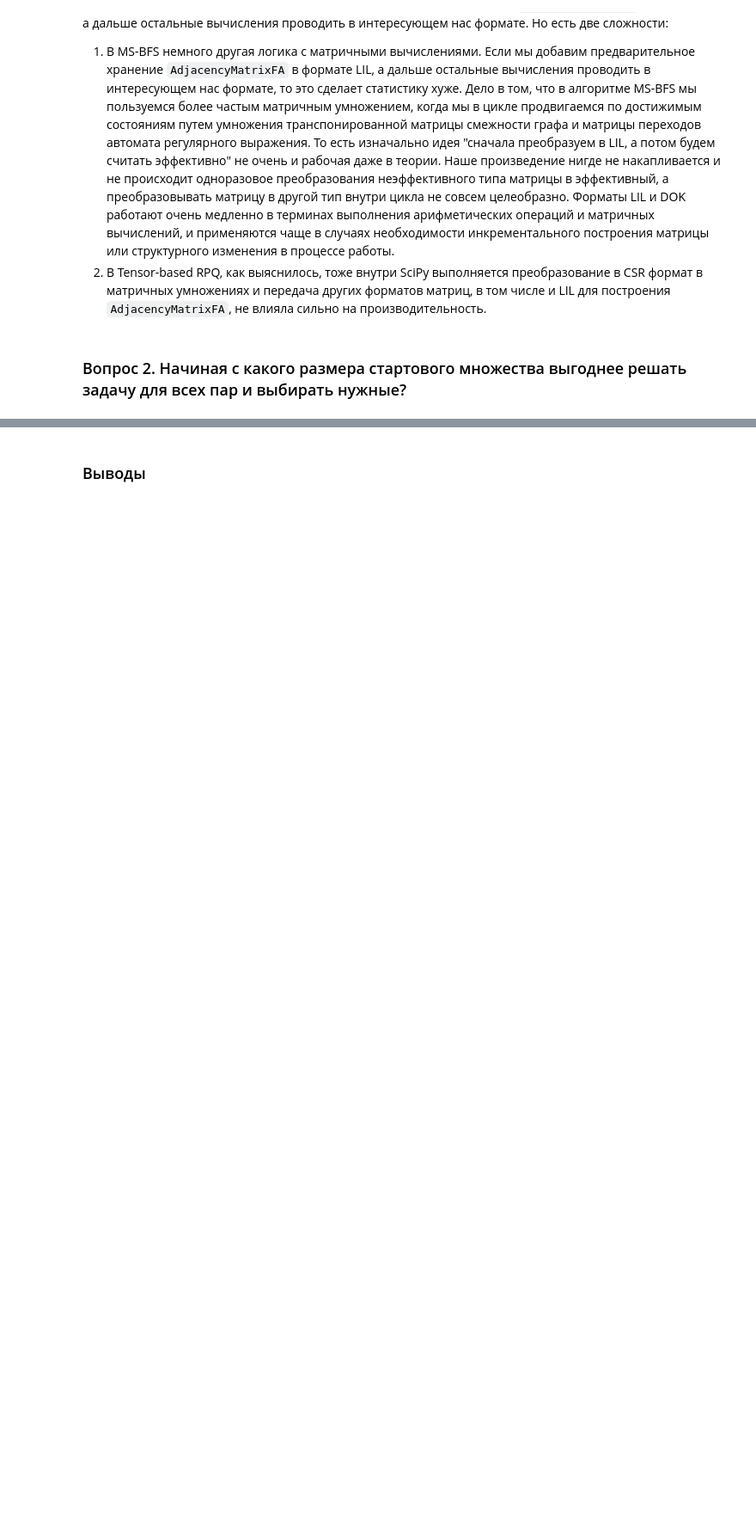
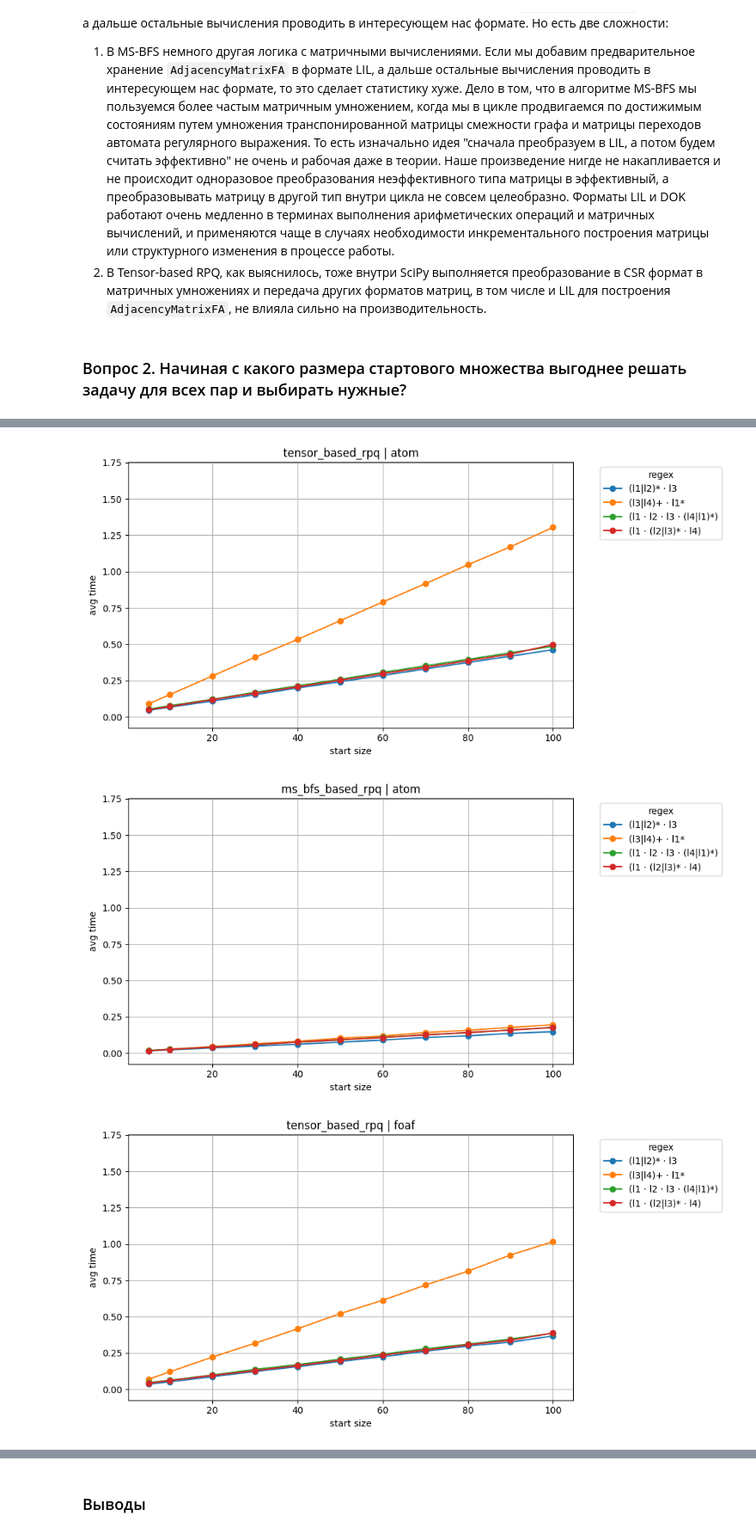
Before and after one commit to ksenmel/formal-lang-course, a Jupyter notebook: project/task5.ipynb, the cells around one changed output, grey strips where cells are left out. Shown at 86% size. Drawn from its saved outputs; the diff is of its cells as text; code cells hidden in the pictures; blank space fills up the shorter version.

```diff
--- a/project/task5.ipynb
+++ b/project/task5.ipynb
@@ -1146,0 +1077,57 @@ plt.show()
+# %%
+import itertools
+
+df_filtered = df[df["method"].isin(methods)]
+
+y_min = df_filtered["avg_time"].min()
+y_max = df_filtered["avg_time"].max()
+
+margin = 0.05 * (y_max - y_min)
+y_min -= margin
+y_max += margin
+
+for graph_name in df_filtered["graph"].unique():
+    df_graph = df_filtered[df_filtered["graph"] == graph_name]
+
+    for method in methods:
+        df_method = df_graph[df_graph["method"] == method]
+
+        if df_method.empty:
+            continue
+
+        plt.figure(figsize=(10, 5))
+
+        colors = itertools.cycle(plt.cm.tab10.colors)
+        regex_colors = {
+            regex: next(colors)
+            for regex in df_method["regex_template"].unique()
+        }
+
+        for regex in df_method["regex_template"].unique():
+            subset = df_method[
+                df_method["regex_template"] == regex
+            ].sort_values(by="start_size")
+
+            plt.plot(
+                subset["start_size"],
+                subset["avg_time"],
+                marker='o',
+                color=regex_colors[regex],
+                label=regex
+            )
+
+        plt.title(f"{method} | {graph_name}")
+        plt.xlabel("start size")
+        plt.ylabel("avg time")
+
+        plt.ylim(y_min, y_max)
+
+        plt.grid(True)
+        plt.legend(title="regex", bbox_to_anchor=(1.05, 1), loc='upper left')
+
+        plt.tight_layout()
+        plt.show()
+# %% [output]
+[figure, added]
+[figure, added]
+[figure, added]
```
Also changed, not shown: parts of 13 cells of this notebook.
